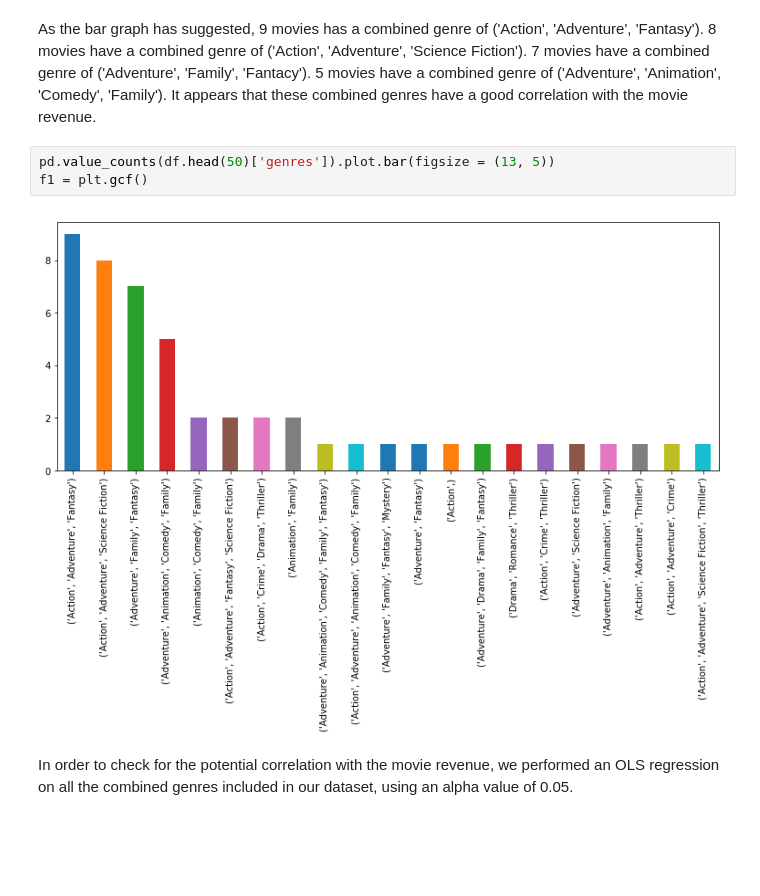
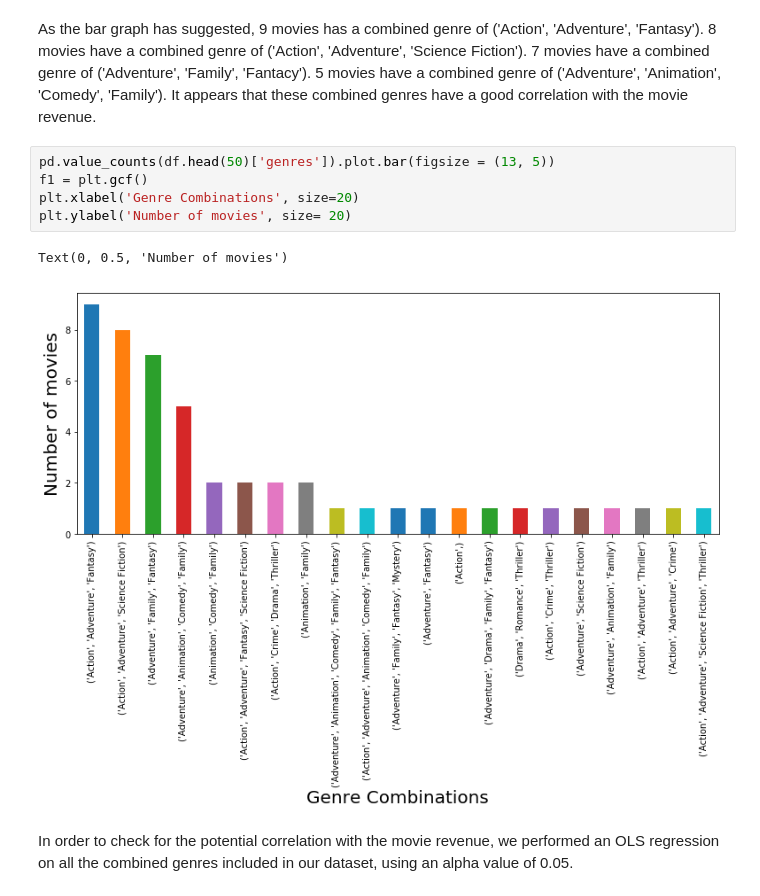
Before and after one commit to COGS108/MyFirstPullRequest, a Jupyter notebook: FinalProject.ipynb, the cells around one changed output. Saved outputs shown, nothing was run; the diff lists cells and outputs as text; blank space fills up the shorter version.

Commit message:
plots axis labels

```diff
--- a/FinalProject.ipynb
+++ b/FinalProject.ipynb
@@ -208,8 +208,11 @@ As the bar graph has suggested, 9 movies has a combined genre of ('Action', 'Adv
 # %%
 pd.value_counts(df.head(50)['genres']).plot.bar(figsize = (13, 5))
 f1 = plt.gcf()
+plt.xlabel('Genre Combinations', size=20)
+plt.ylabel('Number of movies', size= 20)
 # %% [output]
+Text(0, 0.5, 'Number of movies')
-[figure, old version]
+[figure, new version]
 # %% [markdown]
 In order to check for the potential correlation with the movie revenue, we performed an OLS regression on all the combined genres included in our dataset, using an alpha value of 0.05.
 # %% [markdown]
```
Also changed, not shown: parts of 8 cells of this notebook.
